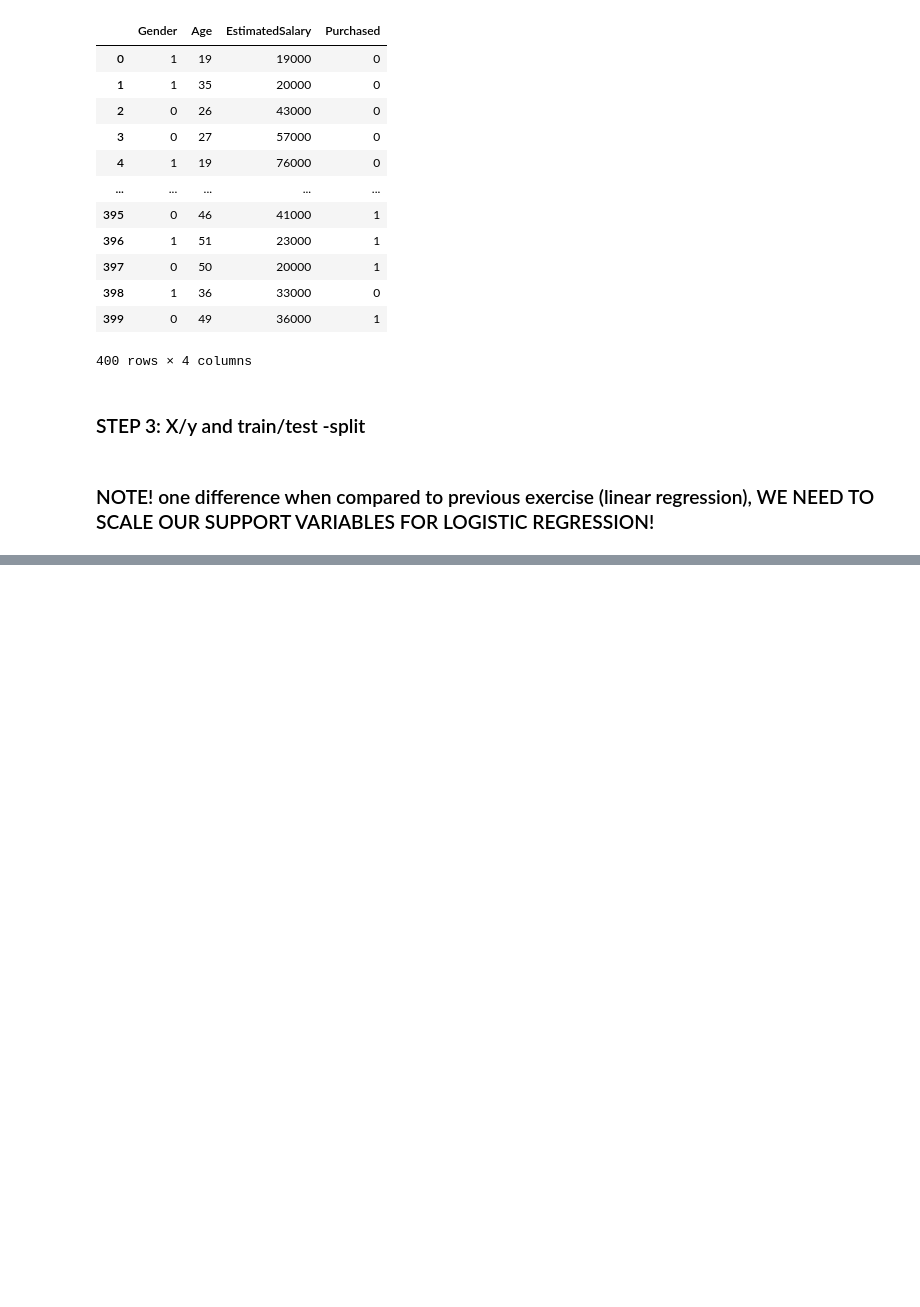
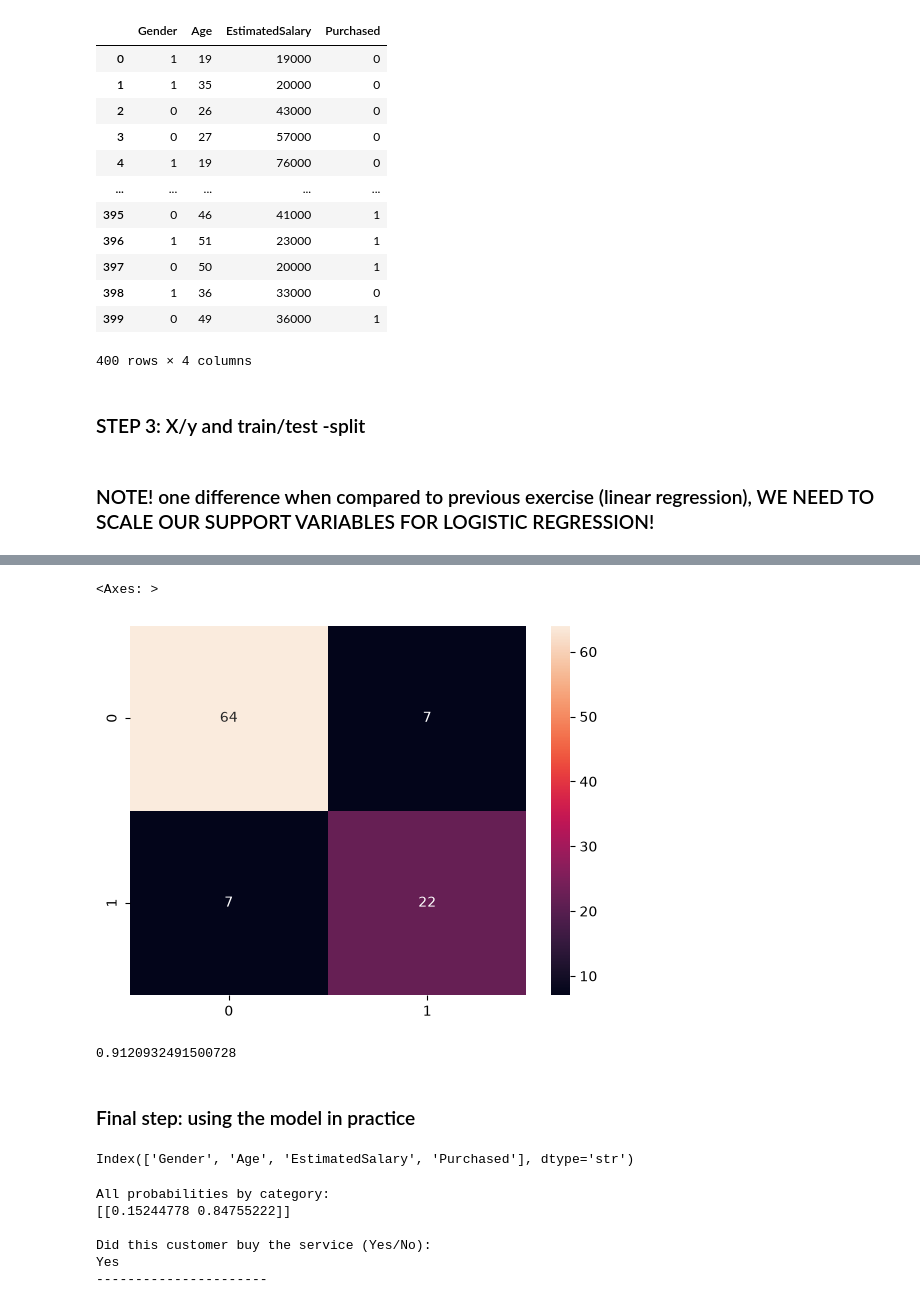
Before and after one commit to tuomasvaltanenLUAS/MLMethods2026Autumn, a Jupyter notebook: lecture4_logisticregression/logisticregression_example1.ipynb, the cells around one changed output, grey strips where cells are left out. Cells and saved outputs as stored; diff of their text form; code cells hidden in the pictures; blank space fills up the shorter version.

```diff
--- a/lecture4_logisticregression/logisticregression_example1.ipynb
+++ b/lecture4_logisticregression/logisticregression_example1.ipynb
@@ -120,0 +123,3 @@ X_test = sc.transform(X_test)
+# %%
+model = LogisticRegression()
+model.fit(X_train, y_train)
@@ -120,0 +130,4 @@ X_test = sc.transform(X_test)
+# %%
+# we need to create test predictions based on our earlier reserved test dataset
+# this data has never been seen by the model by now
+predictions = model.predict(X_test)
@@ -120,0 +153,32 @@ X_test = sc.transform(X_test)
+# %%
+# see the confusion matrix
+sns.heatmap(confusion_matrix(y_test, predictions), annot=True, fmt='g')
+# %% [output]
+<Axes: >
+[figure, added]
+# %%
+# The AUC score is a super sensitive metric
+# you often get low scores, even 0.5
+
+# in binary logistic regression, AUC values are often interpreted as follows:
+# A binary classifier is useful only when it achieves ROC-AUC score greater than 0.5 and as near to 1 as possible.
+# If a classifier yields a score less than 0.5, it simply means that the model is performing worse
+# than a random classifier, and therefore is useless.
+
+# In multinomial logistic regression , AUC values are often interpreted as follows:
+# 0.5-0.6 (failed)
+# 0.6-0.7 (worthless)
+# 0.7-0.8 (poor)
+# 0.8-0.9 (good)
+# > 0.9 (excellent)
+
+# basically 0.5 means you could get the same result with just random guessing
+roc_auc_score(y_test, model.predict_proba(X_test)[:, 1])
+# %% [output]
+0.9120932491500728
+# %% [markdown]
+### Final step: using the model in practice
+# %%
+df.columns
+# %% [output]
+Index(['Gender', 'Age', 'EstimatedSalary', 'Purchased'], dtype='str')
@@ -120,0 +209,19 @@ X_test = sc.transform(X_test)
+# %%
+print("All probabilities by category:")
+print(model.predict_proba(tester_row))
+print()
+
+# change these based on your original data / target variable
+labels = ["No", "Yes"]
+
+print("Did this customer buy the service (Yes/No):")
+result = labels[model.predict(tester_row)[0]]
+print(result)
+print("----------------------")
+# %% [output]
+All probabilities by category:
+[[0.15244778 0.84755222]]
+
+Did this customer buy the service (Yes/No):
+Yes
+----------------------
```
Also changed, not shown: parts of 6 cells of this notebook.
